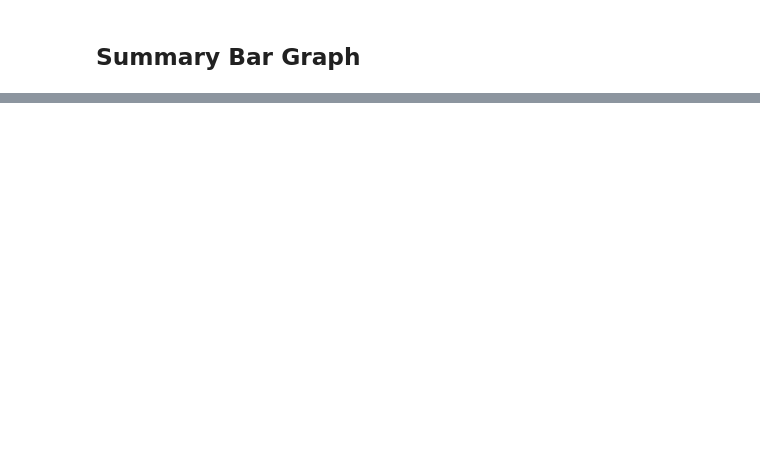
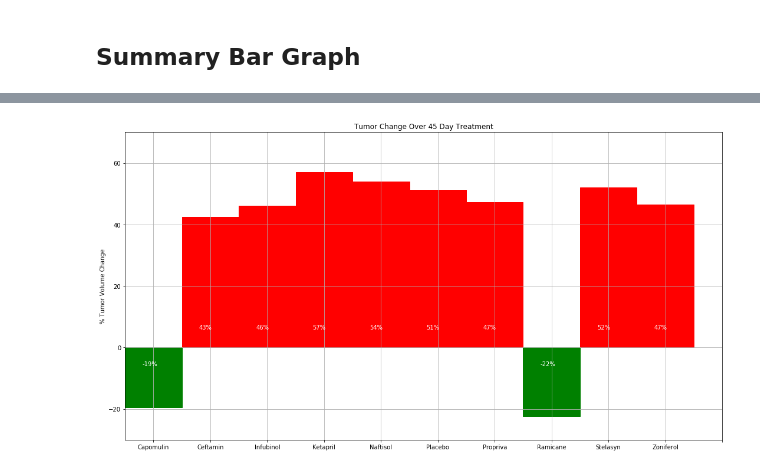
Before and after one commit to Carinananana/homework05, a Jupyter notebook: Pymaceuticals/pymaceuticals_starter.ipynb, the cells around one changed output, grey strips where cells are left out. Saved outputs shown, nothing was run; the diff lists cells and outputs as text; code cells hidden in the pictures; blank space fills up the shorter version.

```diff
--- a/Pymaceuticals/pymaceuticals_starter.ipynb
+++ b/Pymaceuticals/pymaceuticals_starter.ipynb
@@ -253,0 +261,7 @@ plt.show()
+# %%
+# Calculate the percent changes for each drug
+
+tumor_chg = combined_data.groupby(['Drug', 'Timepoint'])['Tumor Volume (mm3)'].mean().reset_index()
+tumor_chg = tumor_chg.pivot(index='Timepoint', columns='Drug', values='Tumor Volume (mm3)')
+
+tumor_chg
@@ -253,0 +281,8 @@ plt.show()
+# %%
+tumor_chg = tumor_chg.iloc[[0, -1]]
+days = tumor_chg.index[1]
+drug_name = tumor_chg.columns.tolist()
+tumor_chg = tumor_chg.diff().values.tolist()
+tumor_chg = tumor_chg[1]
+tumor_chg_perc = [(i * 100)/days for i in tumor_chg]
+tumor_chg_perc
@@ -254,3 +300,30 @@ plt.show()
+# %%
+plt.figure(figsize=(15,8))
+labels = ['{:2.0f}%'.format(i) for i in tumor_chg_perc]
+
+barlist = plt.bar(drug_name, tumor_chg_perc, width=1)
+for i, val in enumerate(tumor_chg_perc):
+    x_pos = barlist[i].get_x()
+    if(val < 0):
+        barlist[i].set_color('g')
+        plt.text(x_pos+0.3, -6, labels[i], color='w')
+    else:
+        barlist[i].set_color('r')
+        plt.text(x_pos+0.3, 6, labels[i], color='w')
+
+
+plt.axis([-0.5,10,-30,70])
+plt.xticks([0,1,2,3,4,5,6,7,8,9,10])
+plt.yticks([-20,0,20,40,60])
+plt.title("Tumor Change Over 45 Day Treatment")
+plt.ylabel("% Tumor Volume Change")
+plt.grid()
+plt.tight_layout()
+
+plt.savefig("../Images/SummaryofTumorChange.png")
+plt.show()
+# %% [output]
+[figure, added]
 # %%
 # Store all Relevant Percent Changes into a Tuple
 
```
Also changed, not shown: parts of 6 cells of this notebook.
